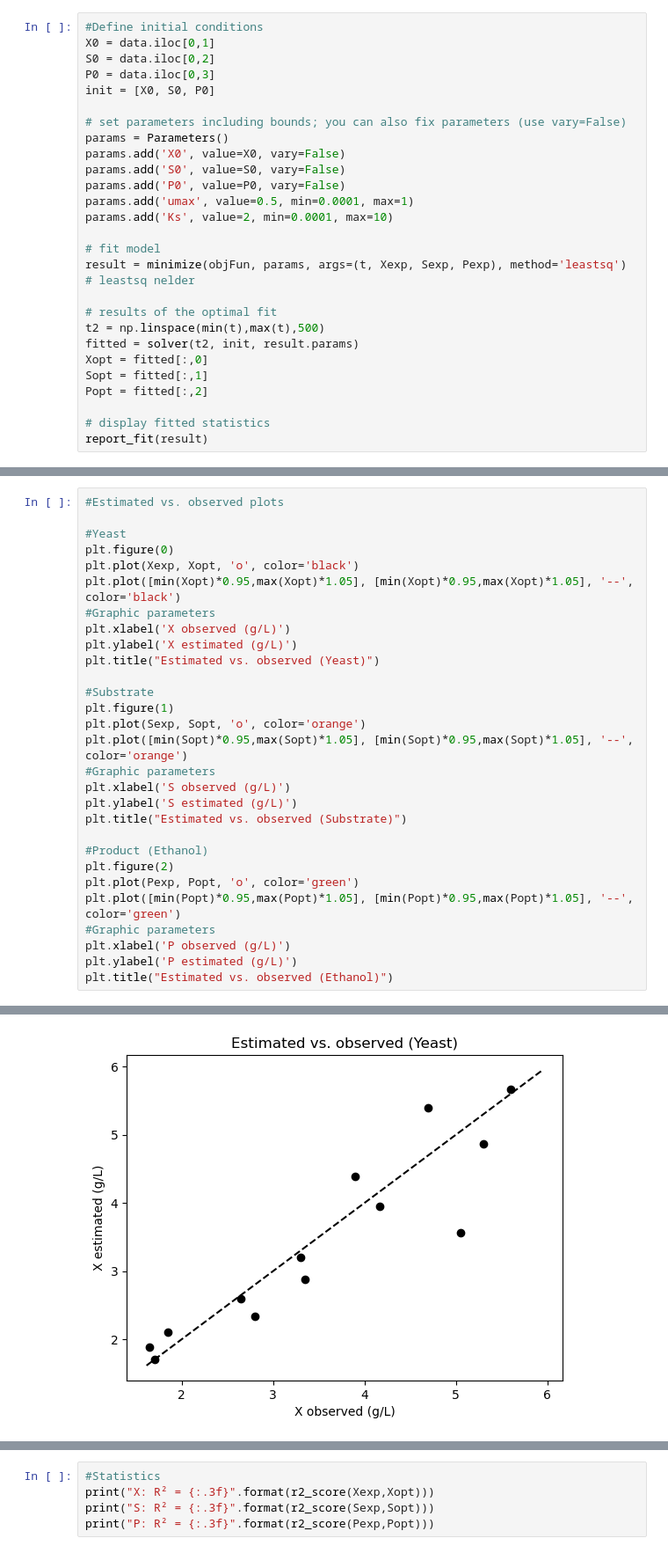
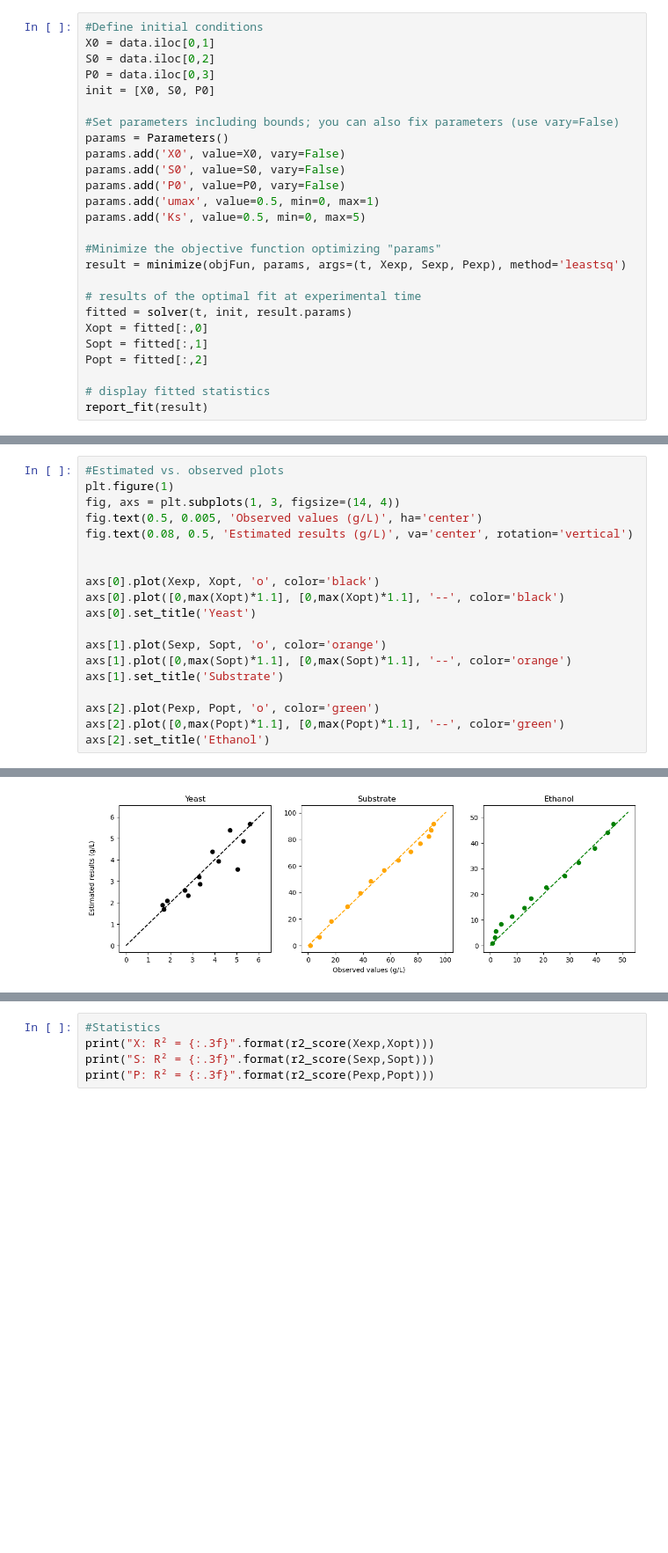
Before and after one commit to willc127/Fermentation_Optimization, a Jupyter notebook: optimFerment.ipynb, the cells around one changed output, grey strips where cells are left out. Shown: that part at 88% size. Drawn from its saved outputs; the diff is of its cells as text; blank space fills up the shorter version.

Commit message:
Otimização dos parâmetros e Subplots construídos

```diff
--- a/optimFerment.ipynb
+++ b/optimFerment.ipynb
@@ -83,20 +84,19 @@ S0 = data.iloc[0,2]
 P0 = data.iloc[0,3]
 init = [X0, S0, P0]
 
-# set parameters including bounds; you can also fix parameters (use vary=False)
+#Set parameters including bounds; you can also fix parameters (use vary=False)
 params = Parameters()
 params.add('X0', value=X0, vary=False)
 params.add('S0', value=S0, vary=False)
 params.add('P0', value=P0, vary=False)
-params.add('umax', value=0.5, min=0.0001, max=1)
-params.add('Ks', value=2, min=0.0001, max=10)
+params.add('umax', value=0.5, min=0, max=1)
+params.add('Ks', value=0.5, min=0, max=5)
 
-# fit model
-result = minimize(objFun, params, args=(t, Xexp, Sexp, Pexp), method='leastsq')  # leastsq nelder
+#Minimize the objective function optimizing "params"
+result = minimize(objFun, params, args=(t, Xexp, Sexp, Pexp), method='leastsq')
 
-# results of the optimal fit
-t2 = np.linspace(min(t),max(t),500)
-fitted = solver(t2, init, result.params)
+# results of the optimal fit at experimental time
+fitted = solver(t, init, result.params)
 Xopt = fitted[:,0]
 Sopt = fitted[:,1]
 Popt = fitted[:,2]
@@ -144,30 +152,20 @@ plt.legend(loc='best')
 # %%
 #Estimated vs. observed plots
+plt.figure(1)
+fig, axs = plt.subplots(1, 3, figsize=(14, 4))
+fig.text(0.5, 0.005, 'Observed values (g/L)', ha='center')
+fig.text(0.08, 0.5, 'Estimated results (g/L)', va='center', rotation='vertical')
 
-#Yeast
-plt.figure(0)
-plt.plot(Xexp, Xopt, 'o', color='black')
-plt.plot([min(Xopt)*0.95,max(Xopt)*1.05], [min(Xopt)*0.95,max(Xopt)*1.05], '--', color='black')
-#Graphic parameters
-plt.xlabel('X observed (g/L)')
-plt.ylabel('X estimated (g/L)')
-plt.title("Estimated vs. observed (Yeast)")
 
-#Substrate
-plt.figure(1)
-plt.plot(Sexp, Sopt, 'o', color='orange')
-plt.plot([min(Sopt)*0.95,max(Sopt)*1.05], [min(Sopt)*0.95,max(Sopt)*1.05], '--', color='orange')
-#Graphic parameters
-plt.xlabel('S observed (g/L)')
-plt.ylabel('S estimated (g/L)')
-plt.title("Estimated vs. observed (Substrate)")
+axs[0].plot(Xexp, Xopt, 'o', color='black')
+axs[0].plot([0,max(Xopt)*1.1], [0,max(Xopt)*1.1], '--', color='black')
+axs[0].set_title('Yeast')
 
-#Product (Ethanol)
-plt.figure(2)
-plt.plot(Pexp, Popt, 'o', color='green')
-plt.plot([min(Popt)*0.95,max(Popt)*1.05], [min(Popt)*0.95,max(Popt)*1.05], '--', color='green')
-#Graphic parameters
-plt.xlabel('P observed (g/L)')
-plt.ylabel('P estimated (g/L)')
-plt.title("Estimated vs. observed (Ethanol)")
+axs[1].plot(Sexp, Sopt, 'o', color='orange')
+axs[1].plot([0,max(Sopt)*1.1], [0,max(Sopt)*1.1], '--', color='orange')
+axs[1].set_title('Substrate')
+
+axs[2].plot(Pexp, Popt, 'o', color='green')
+axs[2].plot([0,max(Popt)*1.1], [0,max(Popt)*1.1], '--', color='green')
+axs[2].set_title('Ethanol')
 # %% [output]
@@ -175 +174 @@ Text(0.5, 1.0, 'Estimated vs. observed (Ethanol)')
-[figure, old version]
+[figure, new version]
```
Also changed, not shown: parts of 12 cells of this notebook.
